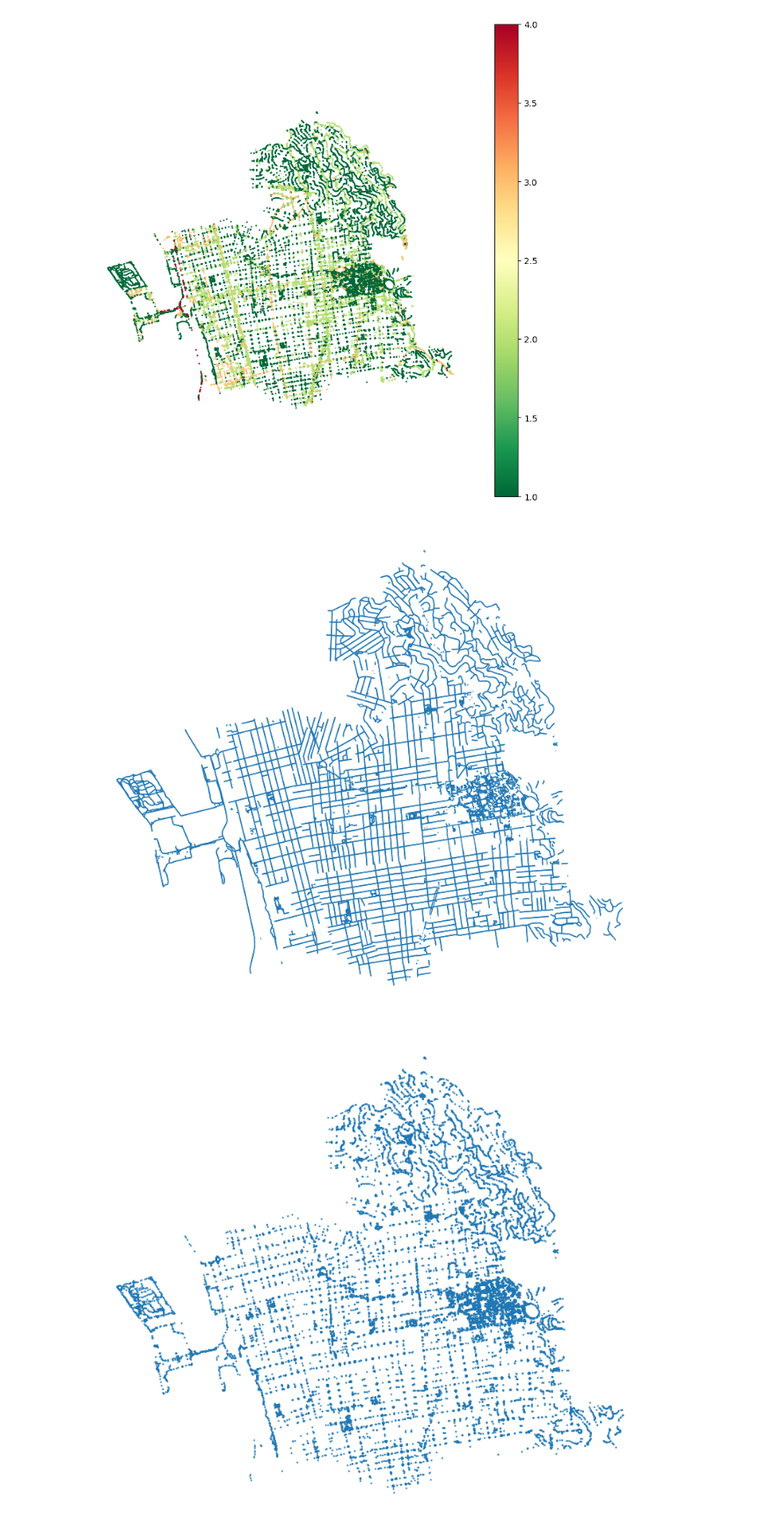
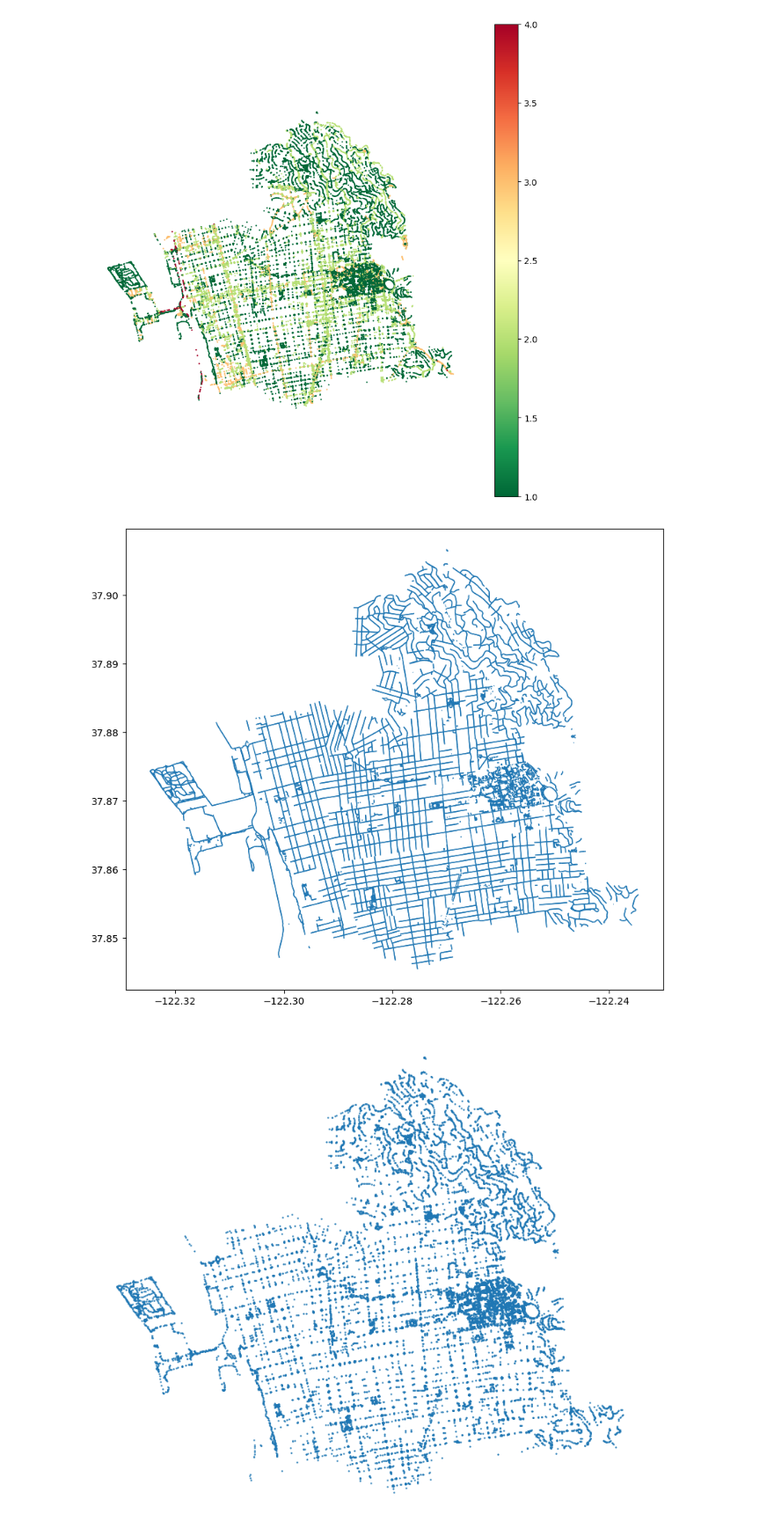
Before and after one commit to chaser-jzx/low_stress_network_quality, a Jupyter notebook: LTS_OSM.ipynb, the cells around one changed output. Shown at 88% size. Drawn from its saved outputs; the diff is of its cells as text; code cells hidden in the pictures.

```diff
--- a/LTS_OSM.ipynb
+++ b/LTS_OSM.ipynb
@@ -63,7 +63,13 @@ ox.settings.osm_xml_way_tags = way_tags
 
 [258 rows x 2 columns]
 # %%
-#City =
-#State =
-#City_osm_file =
-#Country =
+# ### Download data
+
+# create a filter to download selected data
+# this filter is based on osmfilter = ox.downloader._get_osm_filter("bike")
+# keeping the footway and construction tags
+osmfilter = '["highway"]["area"!~"yes"]["access"!~"private"]["highway"!~"abandoned|bus_guideway|corridor|elevator|escalator|motor|planned|platform|proposed|raceway|steps"]["bicycle"!~"no"]["service"!~"private"]'
+
+city = "Berkeley"
+county= 'Alameda'
+state = "California"
@@ -339,36 +318,37 @@ plt.show()
 # %% [output]
 [figure]
 # %%
-## All LTS
+## All nodes LTS
 
-fig1, ax1 = plt.subplots(figsize=(10,10))
+fig2, ax2 = plt.subplots(figsize=(10,10))
 
 gdf_nodes[(gdf_nodes['lts']<=4) & (gdf_nodes['lts']!=0)].plot(
-    ax=ax1,
+    ax=ax2,
     column="lts",
-    markersize=0.7,
+    markersize=0.5,
     linewidth=1,
     cmap='RdYlGn_r',
     legend=True)
 
-ax1.axis("off")
+ax2.axis("off")
 plt.show()
+fig2.savefig('data/plots/%s_lts_nodes.png'%city)
 # %% [output]
 [figure]
 # %%
 ## filtered LTS <=2
-fig1, ax1 = plt.subplots(figsize=(10,10))
+fig3, ax3 = plt.subplots(figsize=(10,10))
 
 all_lts_small[(all_lts_small['lts']<=1) & (all_lts_small['lts']!=0)].plot(
-    ax=ax1,
+    ax=ax3,
     #column="lts",
     linewidth=1,
     #cmap='YlGn_r',
     legend=True)
 
 ax1.axis("off")
 plt.show()
 # %% [output]
-[figure, old version]
+[figure, new version]
 # %%
 ## Filtered LTS <=2
```
Also changed, not shown: parts of 17 cells of this notebook.
